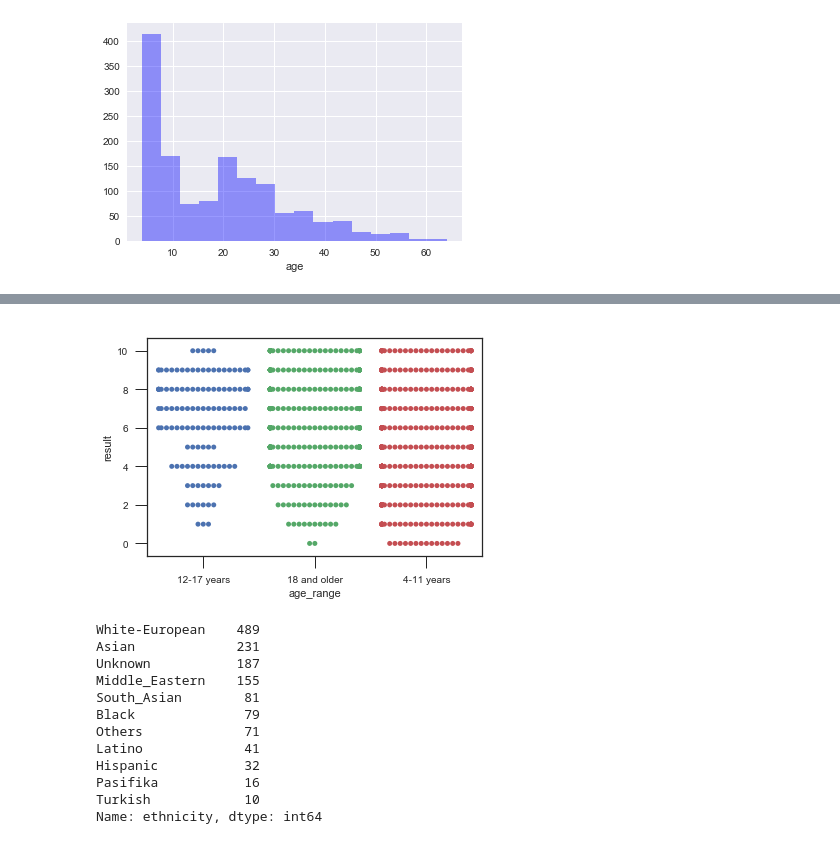
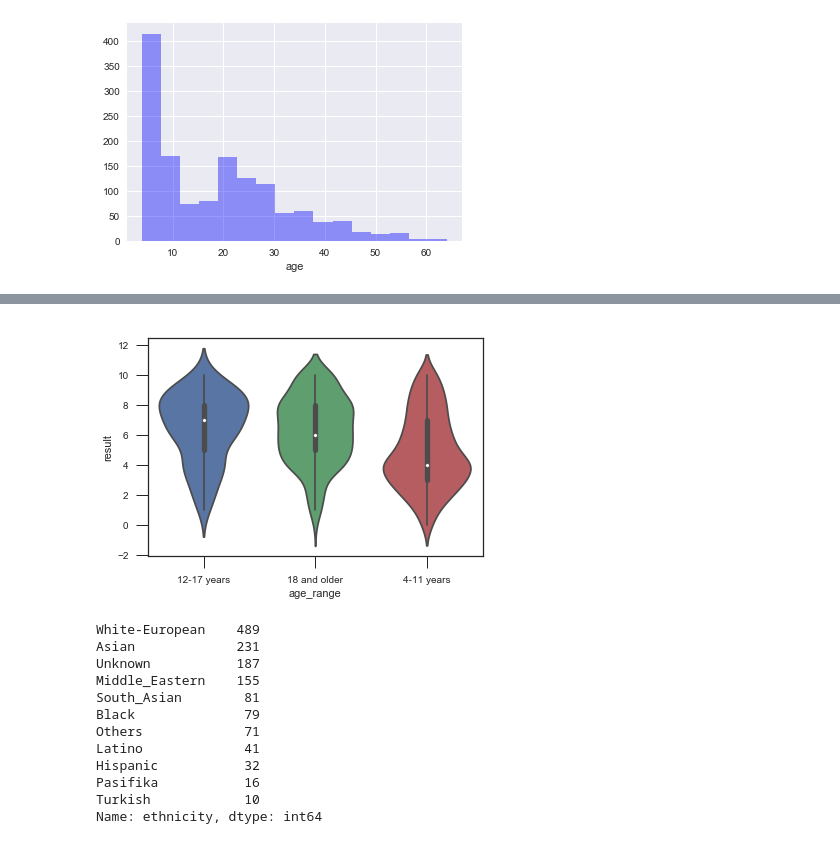
Before and after one commit to johnnylin0829/ASD-Screening-across-life-span, a Jupyter notebook: ASD Prediction.ipynb, the cells around one changed output, grey strips where cells are left out. Drawn from its saved outputs; the diff is of its cells as text; code cells hidden in the pictures.

```diff
--- a/ASD Prediction.ipynb
+++ b/ASD Prediction.ipynb
@@ -117,13 +137,13 @@ Name: result, dtype: int64
 # %%
 sb.set_style("whitegrid")
 sb.set_style("ticks",{"xtick.major.size":12,"ytick.major.size":12})
 sb.axes_style("whitegrid")
 
 df['age_range'] = pd.cut(df.age,[min(df.age_filtered),11,17,max(df.age_filtered)],labels=['18 and older','12-17 years','4-11 years'],right=True)
-sb.swarmplot(x='age_range',y='result',data=df)
+sb.violinplot(x='age_range',y='result',data=df)
 plt.show()
 # %% [output]
-[figure, old version]
+[figure, new version]
 # %%
 df.ethnicity.value_counts()
 # %% [output]
```
Also changed, not shown: parts of 47 cells of this notebook, 4 other files.
